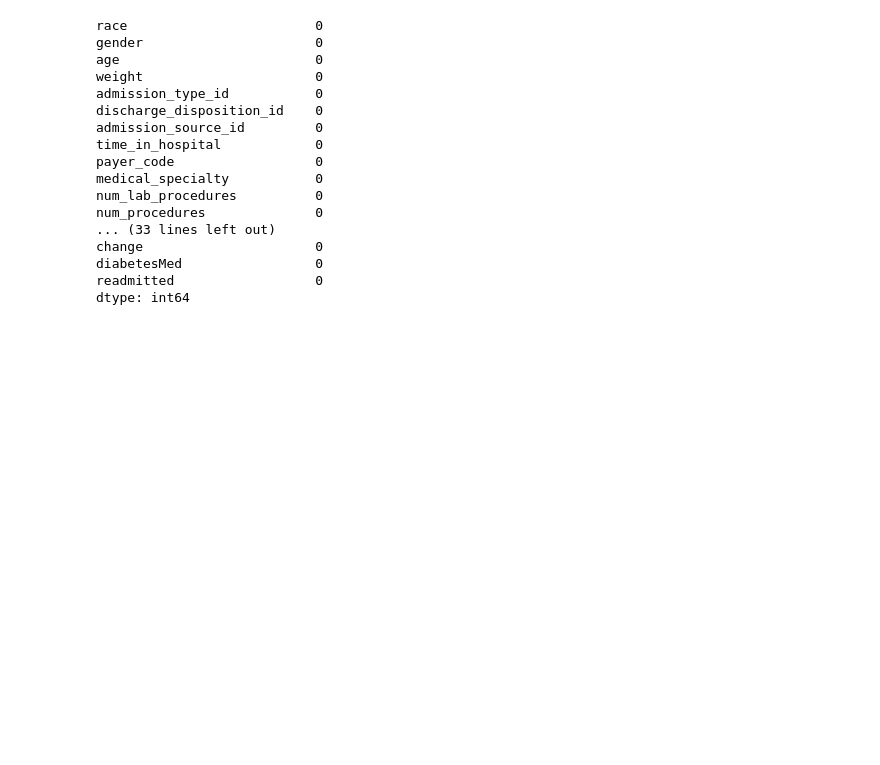
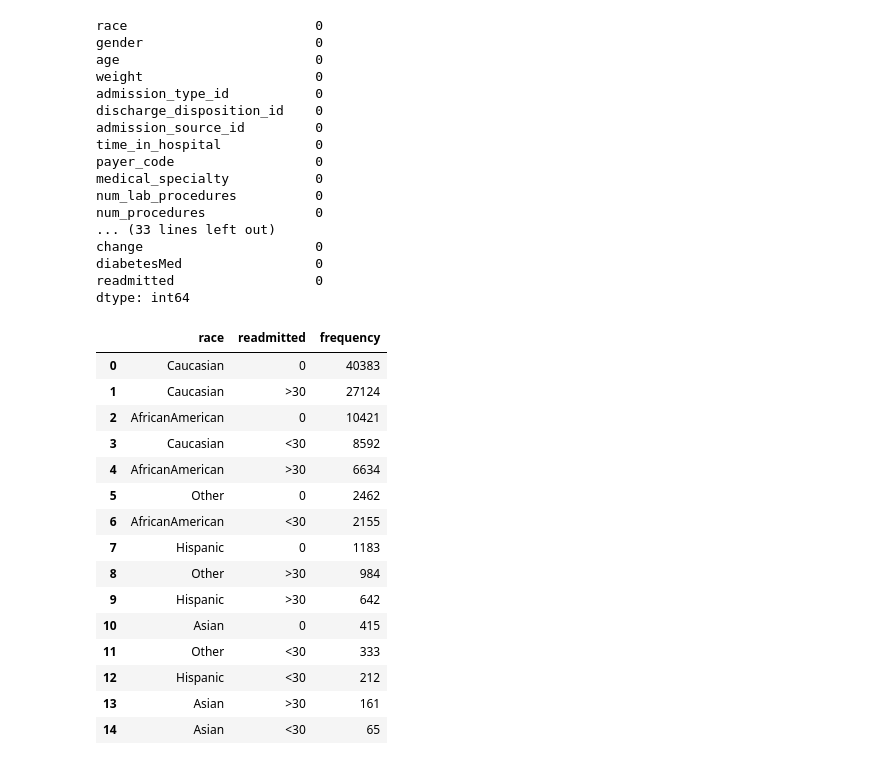
Before and after one commit to anherna24/dataVisual, a Jupyter notebook: dataVisualDiabetes.ipynb, the cells around one changed output. Cells and saved outputs as stored; diff of their text form; code cells hidden in the pictures; blank space fills up the shorter version.

```diff
--- a/dataVisualDiabetes.ipynb
+++ b/dataVisualDiabetes.ipynb
@@ -178,0 +190,20 @@ dtype: int64
+# %%
+dfFreq = dfChecked.value_counts(['race', 'readmitted']).reset_index().rename(columns={0:'frequency'})
+dfFreq
+# %% [output]
+|  | race | readmitted | frequency |
+| 0 | Caucasian | 0 | 40383 |
+| 1 | Caucasian | >30 | 27124 |
+| 2 | AfricanAmerican | 0 | 10421 |
+| 3 | Caucasian | <30 | 8592 |
+| 4 | AfricanAmerican | >30 | 6634 |
+| 5 | Other | 0 | 2462 |
+| 6 | AfricanAmerican | <30 | 2155 |
+| 7 | Hispanic | 0 | 1183 |
+| 8 | Other | >30 | 984 |
+| 9 | Hispanic | >30 | 642 |
+| 10 | Asian | 0 | 415 |
+| 11 | Other | <30 | 333 |
+| 12 | Hispanic | <30 | 212 |
+| 13 | Asian | >30 | 161 |
+| 14 | Asian | <30 | 65 |
```
Also changed, not shown: parts of 10 cells of this notebook.
